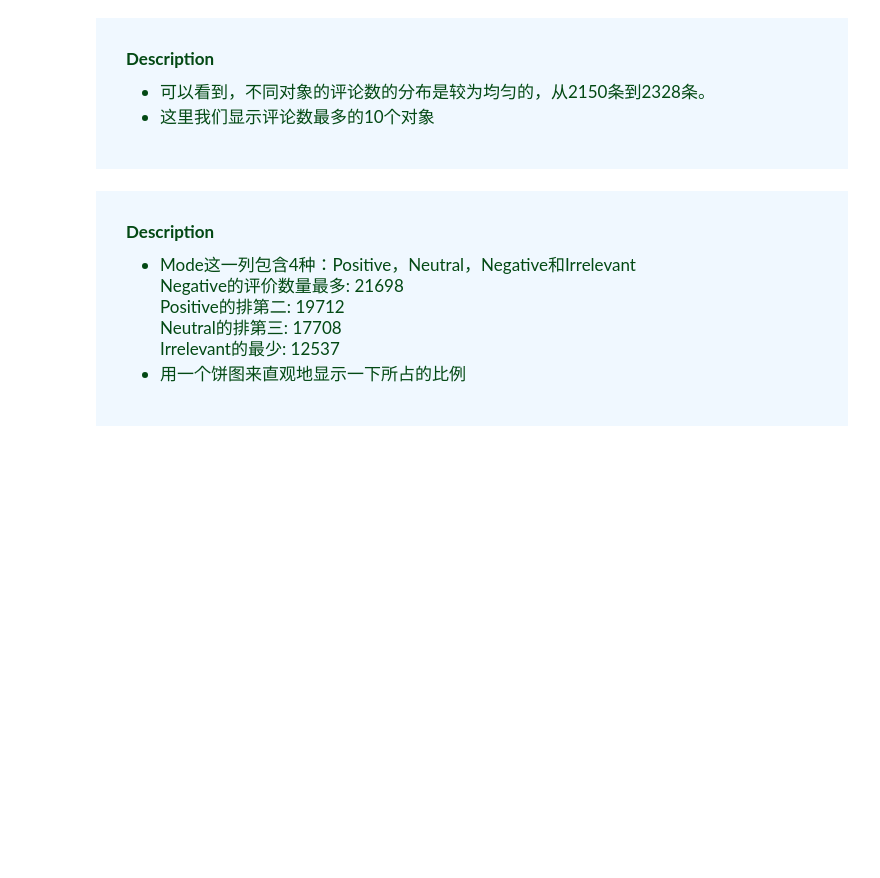
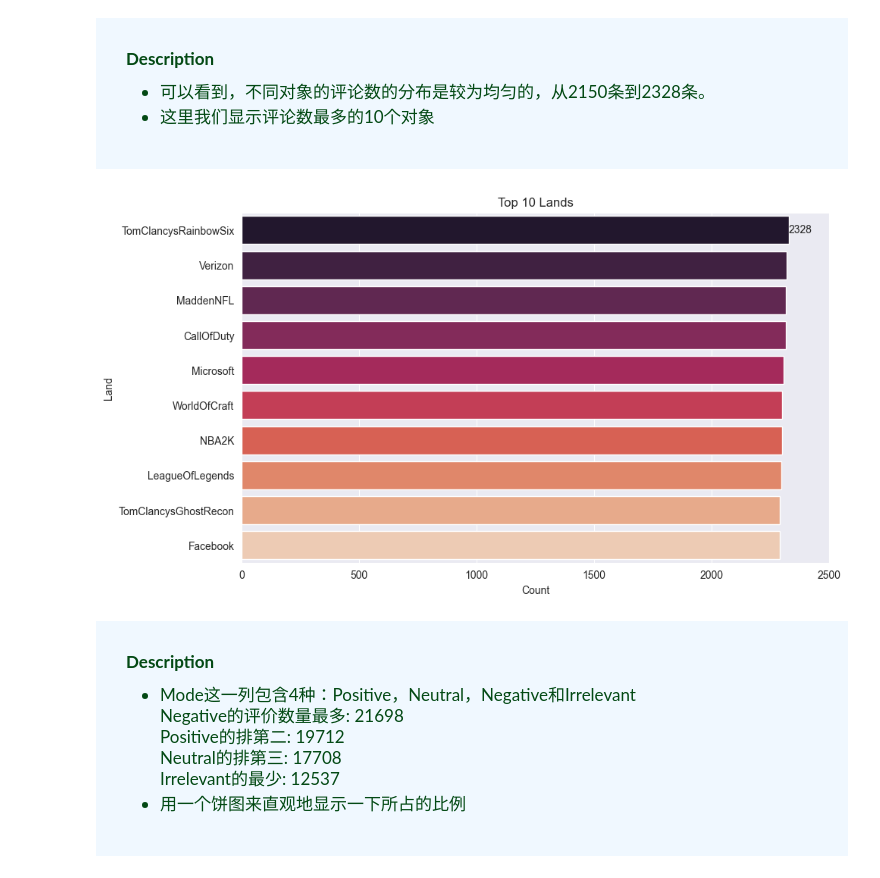
Before and after one commit to shahiduljahid/python_practical, a Jupyter notebook: CLASS_10/bi_lstm.ipynb, the cells around one changed output. Saved outputs shown, nothing was run; the diff lists cells and outputs as text; code cells hidden in the pictures; blank space fills up the shorter version.

```diff
--- a/CLASS_10/bi_lstm.ipynb
+++ b/CLASS_10/bi_lstm.ipynb
@@ -168,14 +270,22 @@ lands.to_frame()
 </div>
 # %%
 sns.set_style('darkgrid')
-plt.figure(figsize=(10,6))
-bar = sns.barplot(x=lands.values[:10] ,y=lands.index[:10] , palette='rocket')
+plt.figure(figsize=(10, 6))
+bar = sns.barplot(x=lands.values[:10], y=lands.index[:10], palette='rocket')
 bar.bar_label(bar.containers[0])
-plt.title('Top 10 Lands')
+title = 'Top 10 Lands'
+plt.title(title)
 plt.xlabel('Count')
 plt.ylabel('Land')
-plt.xlim(0 , 2500)
+plt.xlim(0, 2500)
+
+# Save the figure with the same title name
+plt.savefig(f"{output_folder_path}{title}.png")
+
+# Display the plot
 plt.show()
+# %% [output]
+[figure, added]
 # %% [markdown]
 <div style="font-family:Georgia;background-color:aliceblue; padding:30px; font-size:17px ; color:#034914">
 
```
Also changed, not shown: parts of 49 cells of this notebook, 30 other files.
